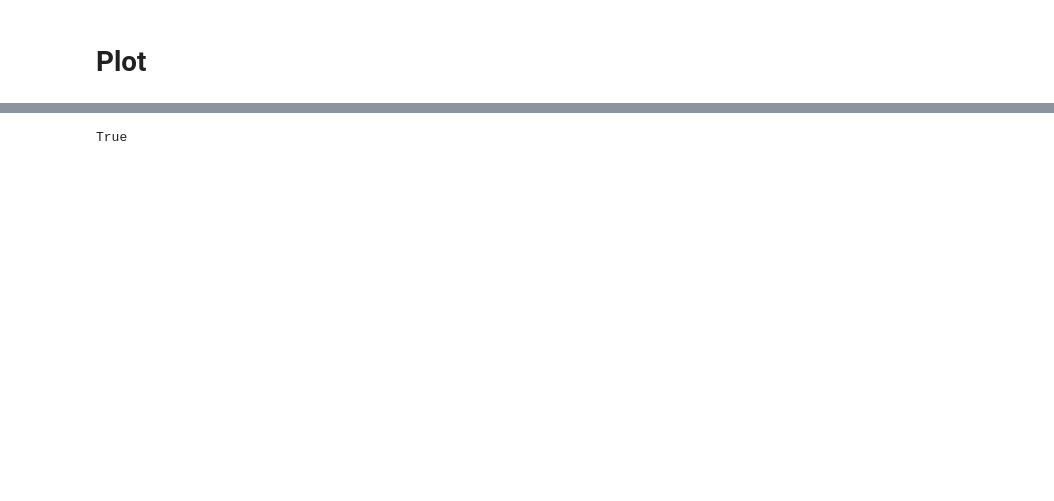
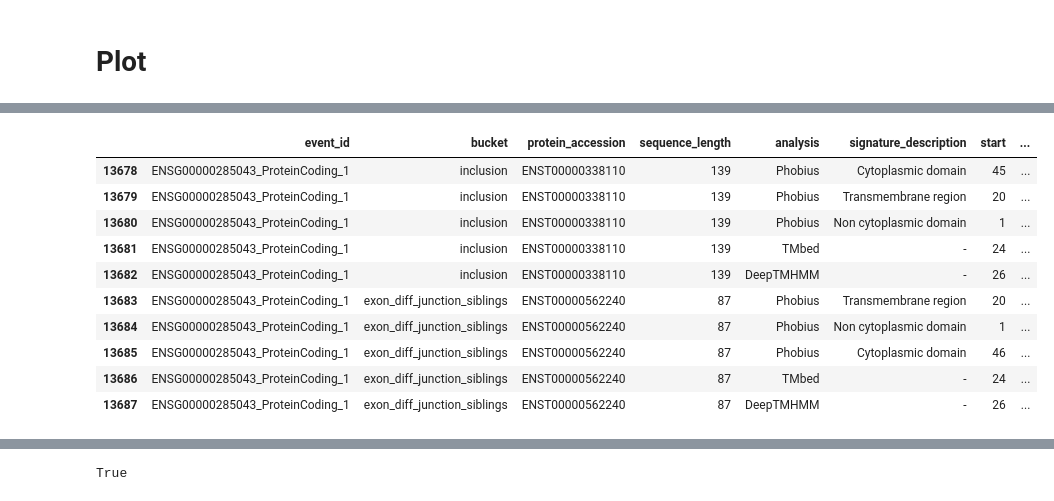
Before and after one commit to reliscu/bulk_splicing_GTEx_cortex, a Jupyter notebook: 31_visualize_interproscan_results.ipynb, the cells around one changed output, grey strips where cells are left out. Drawn from its saved outputs; the diff is of its cells as text; code cells hidden in the pictures; blank space fills up the shorter version.

```diff
--- a/31_visualize_interproscan_results.ipynb
+++ b/31_visualize_interproscan_results.ipynb
@@ -1031,0 +1130,14 @@ event_interproscan_map['ENSG00000285043_ProteinCoding_1']
+# %%
+signif_event_interproscan_map[ct][signif_event_interproscan_map[ct]['event_id'] == "ENSG00000285043_ProteinCoding_1"]
+# %% [output]
+|  | event_id | bucket | protein_accession | sequence_length | analysis | signature_description | start | ... |
+| 13678 | ENSG00000285043_ProteinCoding_1 | inclusion | ENST00000338110 | 139 | Phobius | Cytoplasmic domain | 45 | ... |
+| 13679 | ENSG00000285043_ProteinCoding_1 | inclusion | ENST00000338110 | 139 | Phobius | Transmembrane region | 20 | ... |
+| 13680 | ENSG00000285043_ProteinCoding_1 | inclusion | ENST00000338110 | 139 | Phobius | Non cytoplasmic domain | 1 | ... |
+| 13681 | ENSG00000285043_ProteinCoding_1 | inclusion | ENST00000338110 | 139 | TMbed | - | 24 | ... |
+| 13682 | ENSG00000285043_ProteinCoding_1 | inclusion | ENST00000338110 | 139 | DeepTMHMM | - | 26 | ... |
+| 13683 | ENSG00000285043_ProteinCoding_1 | exon_diff_junction_siblings | ENST00000562240 | 87 | Phobius | Transmembrane region | 20 | ... |
+| 13684 | ENSG00000285043_ProteinCoding_1 | exon_diff_junction_siblings | ENST00000562240 | 87 | Phobius | Non cytoplasmic domain | 1 | ... |
+| 13685 | ENSG00000285043_ProteinCoding_1 | exon_diff_junction_siblings | ENST00000562240 | 87 | Phobius | Cytoplasmic domain | 46 | ... |
+| 13686 | ENSG00000285043_ProteinCoding_1 | exon_diff_junction_siblings | ENST00000562240 | 87 | TMbed | - | 24 | ... |
+| 13687 | ENSG00000285043_ProteinCoding_1 | exon_diff_junction_siblings | ENST00000562240 | 87 | DeepTMHMM | - | 26 | ... |
```
Also changed, not shown: parts of 13 cells of this notebook, 2 other files.
